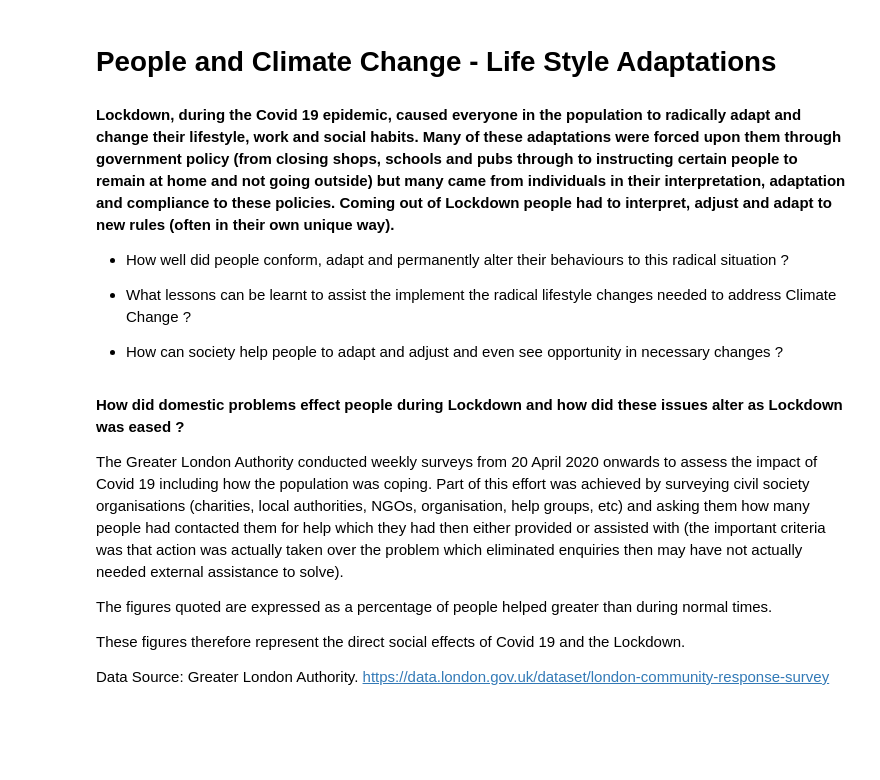
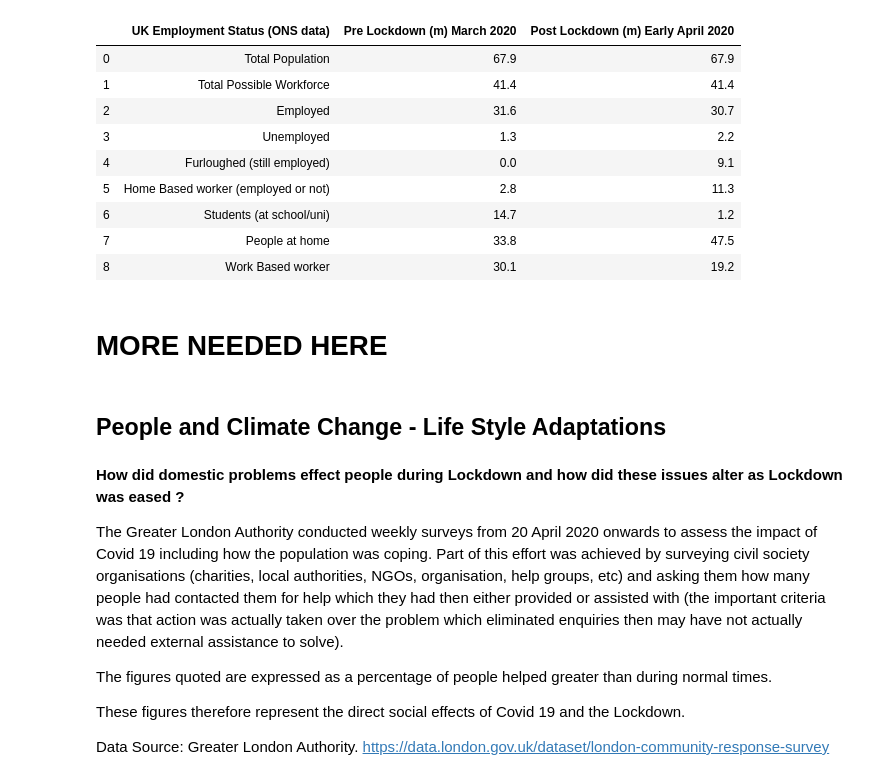
Before and after one commit to aricooperdavis/coronasaurus_NERCHackathonTwo_LearningFromLockdown, a Jupyter notebook: society/society_master.ipynb, the cells around one changed output. Saved outputs shown, nothing was run; the diff lists cells and outputs as text; code cells hidden in the pictures; blank space fills up the shorter version.

Commit message:
society master made
everything in one notebook.

words updated

```diff
--- a/society/lond_wellness_cv19.ipynb
+++ b/society/society_master.ipynb
@@ -0,0 +19,31 @@
+# %%
+import warnings
+warnings.simplefilter('ignore', FutureWarning)
+
+from pandas import *
+
+headings = ['UK Employment Status (ONS data)', 'Pre Lockdown (m) March 2020', 'Post Lockdown (m) Early April 2020']
+table = [
+  ['Total Population', 67.9, 67.9],
+  ['Total Possible Workforce', 41.4, 41.4],
+  ['Employed', 31.6, 30.7],
+  ['Unemployed', 1.3, 2.2],
+  ['Furloughed (still employed)', 0, 9.1],
+  ['Home Based worker (employed or not)', 2.8, 11.3],
+  ['Students (at school/uni)', 14.7, 1.2],
+  ['People at home', 33.8, 47.5],
+  ['Work Based worker', 30.1, 19.2],
+  ]
+employment = DataFrame(columns=headings, data=table)
+employment
+# %% [output]
+|  | UK Employment Status (ONS data) | Pre Lockdown (m) March 2020 | Post Lockdown (m) Early April 2020 |
+| 0 | Total Population | 67.9 | 67.9 |
+| 1 | Total Possible Workforce | 41.4 | 41.4 |
+| 2 | Employed | 31.6 | 30.7 |
+| 3 | Unemployed | 1.3 | 2.2 |
+| 4 | Furloughed (still employed) | 0.0 | 9.1 |
+| 5 | Home Based worker (employed or not) | 2.8 | 11.3 |
+| 6 | Students (at school/uni) | 14.7 | 1.2 |
+| 7 | People at home | 33.8 | 47.5 |
+| 8 | Work Based worker | 30.1 | 19.2 |
@@ -1,10 +52,4 @@
+# %% [markdown]
+# MORE NEEDED HERE
 # %% [markdown]
-# People and Climate Change - Life Style Adaptations
+## People and Climate Change - Life Style Adaptations
-# %% [markdown]
-**Lockdown, during the Covid 19 epidemic, caused everyone in the population to radically adapt and change their lifestyle, work and social habits. Many of these adaptations were forced upon them through government policy (from closing shops, schools and pubs through to instructing certain people to remain at home and not going outside) but many came from individuals in their interpretation, adaptation and compliance to these policies. Coming out of Lockdown people had to interpret, adjust and adapt to new rules (often in their own unique way).**
-
-* How well did people conform, adapt and permanently alter their behaviours to this radical situation ?
-
-* What lessons can be learnt to assist the implement the radical lifestyle changes needed to address Climate Change ?
-
-* How can society help people to adapt and adjust and even see opportunity in necessary changes ?
```
Also changed, not shown: parts of 13 cells of this notebook, 2 other files.
